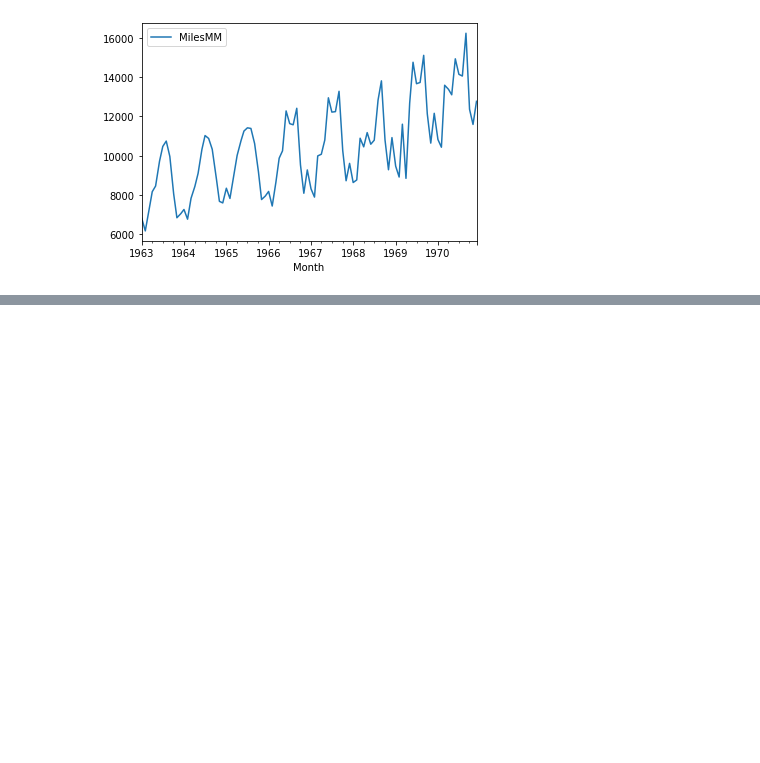
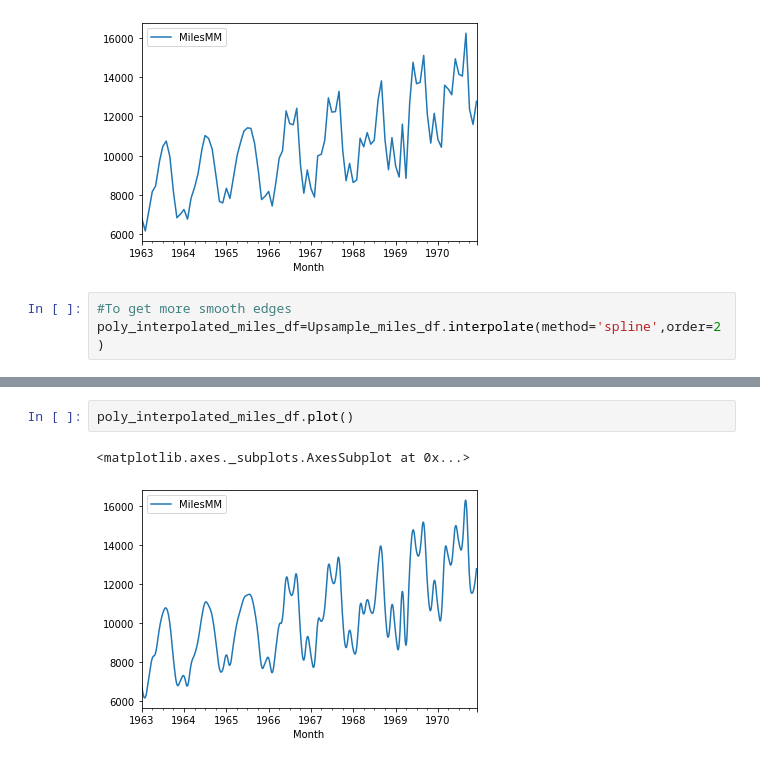
Before and after one commit to anmol0720/Time-Series-Forcasting, a Jupyter notebook: Time_Series_Analysis_and_Forcasting.ipynb, the cells around one changed output, grey strips where cells are left out. Saved outputs shown, nothing was run; the diff lists cells and outputs as text; blank space fills up the shorter version.

```diff
--- a/Time_Series_Analysis_and_Forcasting.ipynb
+++ b/Time_Series_Analysis_and_Forcasting.ipynb
@@ -503,3 +503,6 @@ Interpolated_miles_df.plot()
 # %% [output]
 <matplotlib.axes._subplots.AxesSubplot at 0x...>
 [figure]
+# %%
+#To get more smooth edges
+poly_interpolated_miles_df=Upsample_miles_df.interpolate(method='spline',order=2)
@@ -505,0 +530,5 @@ Interpolated_miles_df.plot()
+# %%
+poly_interpolated_miles_df.plot()
+# %% [output]
+<matplotlib.axes._subplots.AxesSubplot at 0x...>
+[figure, added]
```
Also changed, not shown: parts of 1 cell of this notebook.
